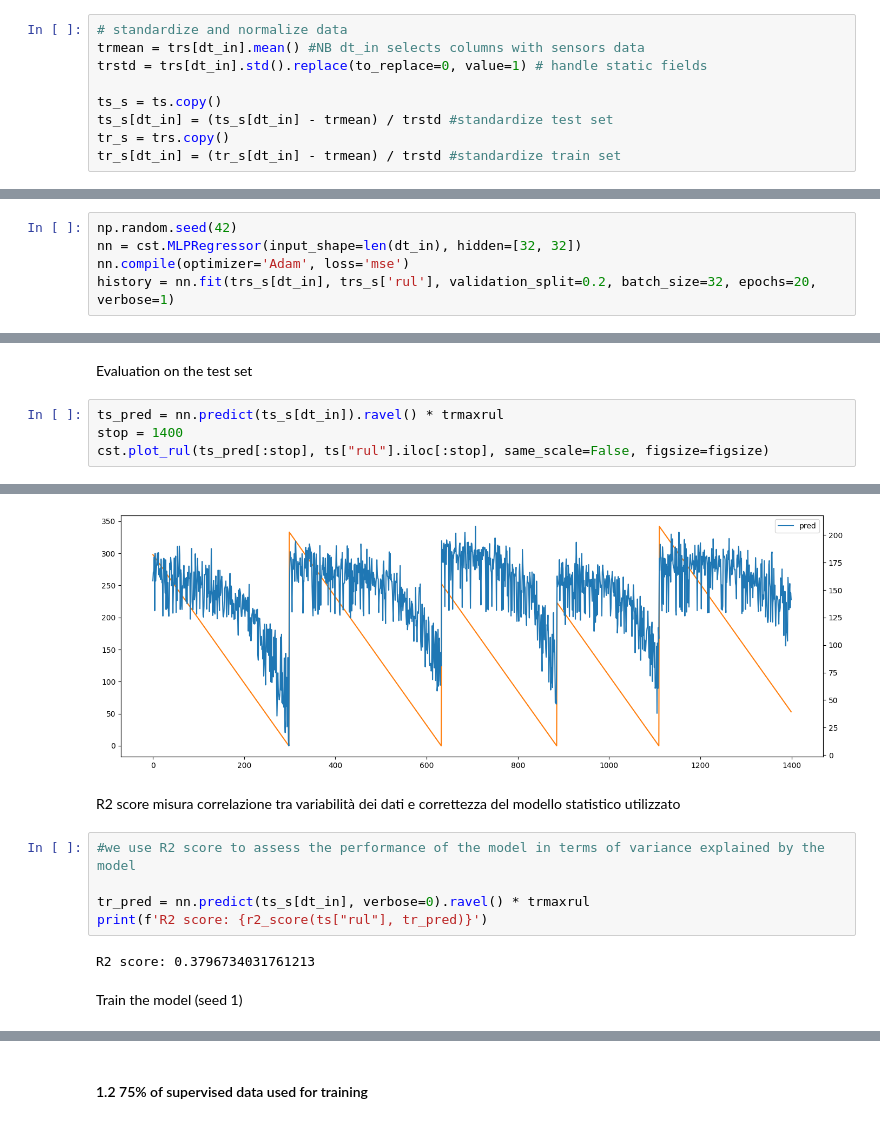
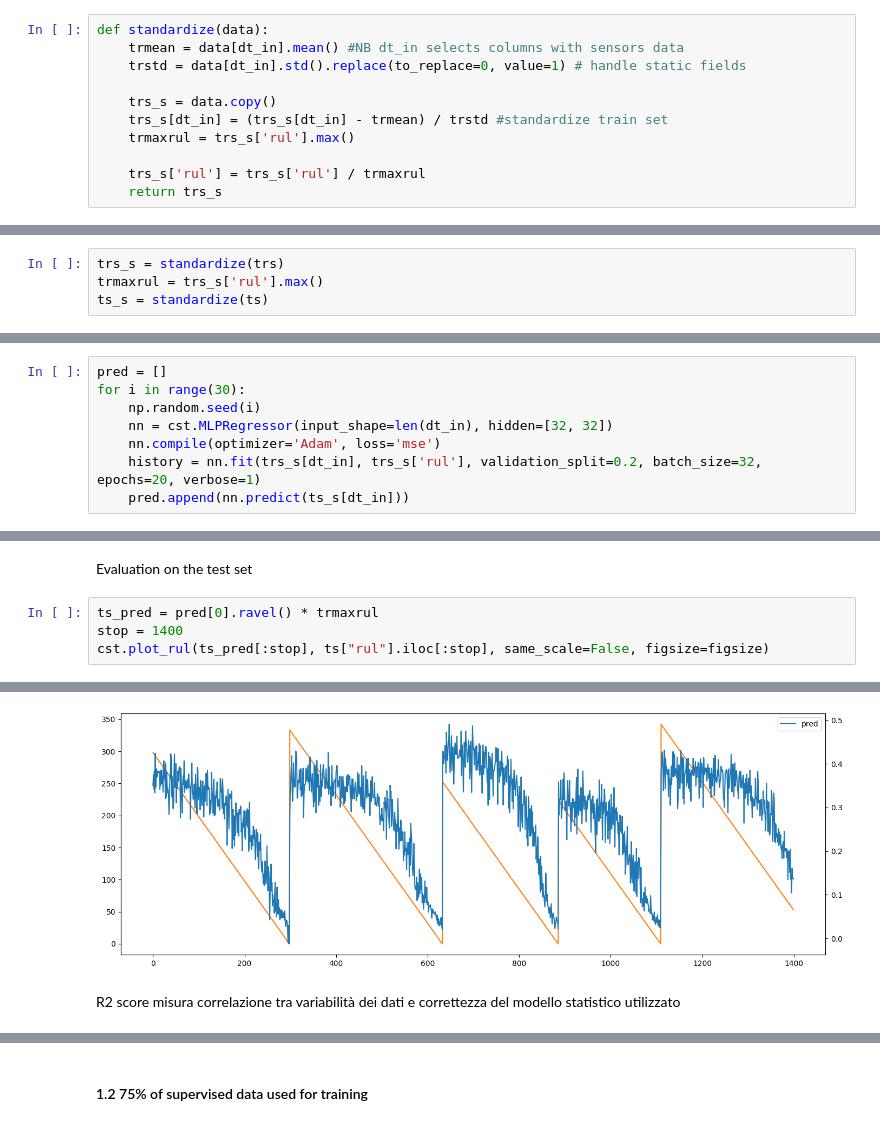
Before and after one commit to giorgiapavani/AI-in-Industry, a Jupyter notebook: notebooks/1. Domain Knowledge Injection via SBR.ipynb, the cells around one changed output, grey strips where cells are left out. Drawn from its saved outputs; the diff is of its cells as text.

```diff
--- a/notebooks/1. Domain Knowledge Injection via SBR.ipynb
+++ b/notebooks/1. Domain Knowledge Injection via SBR.ipynb
@@ -221,11 +221,13 @@ print(f'Num. samples: {len(trs)} (supervised), {len(ts)} (test)')
 # %% [output]
 Num. samples: 45385 (supervised), 15864 (test)
 # %%
-# standardize and normalize data
-trmean = trs[dt_in].mean() #NB dt_in selects columns with sensors data
-trstd = trs[dt_in].std().replace(to_replace=0, value=1) # handle static fields
+def standardize(data):
+    trmean = data[dt_in].mean() #NB dt_in selects columns with sensors data
+    trstd = data[dt_in].std().replace(to_replace=0, value=1) # handle static fields
 
-ts_s = ts.copy()
-ts_s[dt_in] = (ts_s[dt_in] - trmean) / trstd #standardize test set
-tr_s = trs.copy()
-tr_s[dt_in] = (tr_s[dt_in] - trmean) / trstd #standardize train set
+    trs_s = data.copy()
+    trs_s[dt_in] = (trs_s[dt_in] - trmean) / trstd #standardize train set
+    trmaxrul = trs_s['rul'].max()
+
+    trs_s['rul'] = trs_s['rul'] / trmaxrul
+    return trs_s
@@ -236,0 +234,4 @@ trs_s['rul'] = trs['rul'] / trmaxrul
+# %%
+trs_s = standardize(trs)
+trmaxrul = trs_s['rul'].max()
+ts_s = standardize(ts)
@@ -237,9 +256,12 @@ trs_s['rul'] = trs['rul'] / trmaxrul
 # %% [markdown]
 We train the model (seed 42)
 # %%
-np.random.seed(42)
-nn = cst.MLPRegressor(input_shape=len(dt_in), hidden=[32, 32])
-nn.compile(optimizer='Adam', loss='mse')
-history = nn.fit(trs_s[dt_in], trs_s['rul'], validation_split=0.2, batch_size=32, epochs=20, verbose=1)
+pred = []
+for i in range(30):
+    np.random.seed(i)
+    nn = cst.MLPRegressor(input_shape=len(dt_in), hidden=[32, 32])
+    nn.compile(optimizer='Adam', loss='mse')
+    history = nn.fit(trs_s[dt_in], trs_s['rul'], validation_split=0.2, batch_size=32, epochs=20, verbose=1)
+    pred.append(nn.predict(ts_s[dt_in]))
 # %% [output]
 Epoch 1/20
@@ -262,7 +285,7 @@ Epoch 20/20
 # %% [markdown]
 Evaluation on the test set
 # %%
-ts_pred = nn.predict(ts_s[dt_in]).ravel() * trmaxrul
+ts_pred = pred[0].ravel() * trmaxrul
 stop = 1400
 cst.plot_rul(ts_pred[:stop], ts["rul"].iloc[:stop], same_scale=False, figsize=figsize)
 # %% [output]
@@ -270,12 +292,3 @@ cst.plot_rul(ts_pred[:stop], ts["rul"].iloc[:stop], same_scale=False, figsize=fi
-[figure, old version]
+[figure, new version]
 # %% [markdown]
 R2 score misura correlazione tra variabilità dei dati e correttezza del modello statistico utilizzato
-# %%
-#we use R2 score to assess the performance of the model in terms of variance explained by the model
-
-tr_pred = nn.predict(ts_s[dt_in], verbose=0).ravel() * trmaxrul
-print(f'R2 score: {r2_score(ts["rul"], tr_pred)}')
-# %% [output]
-R2 score: 0.3796734031761213
-# %% [markdown]
-Train the model (seed 1)
```
Also changed, not shown: parts of 16 cells of this notebook.
